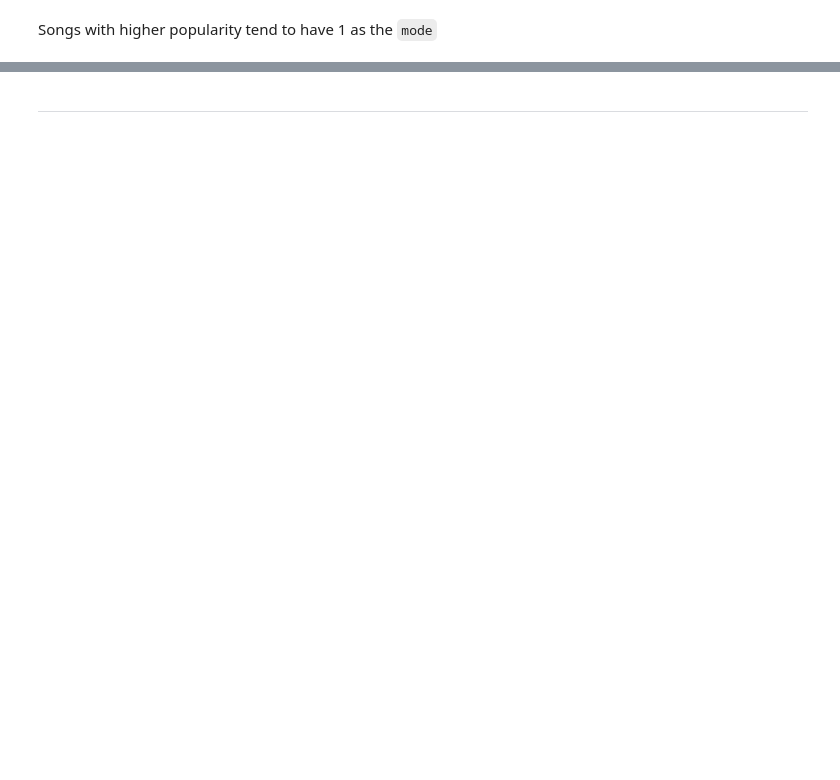
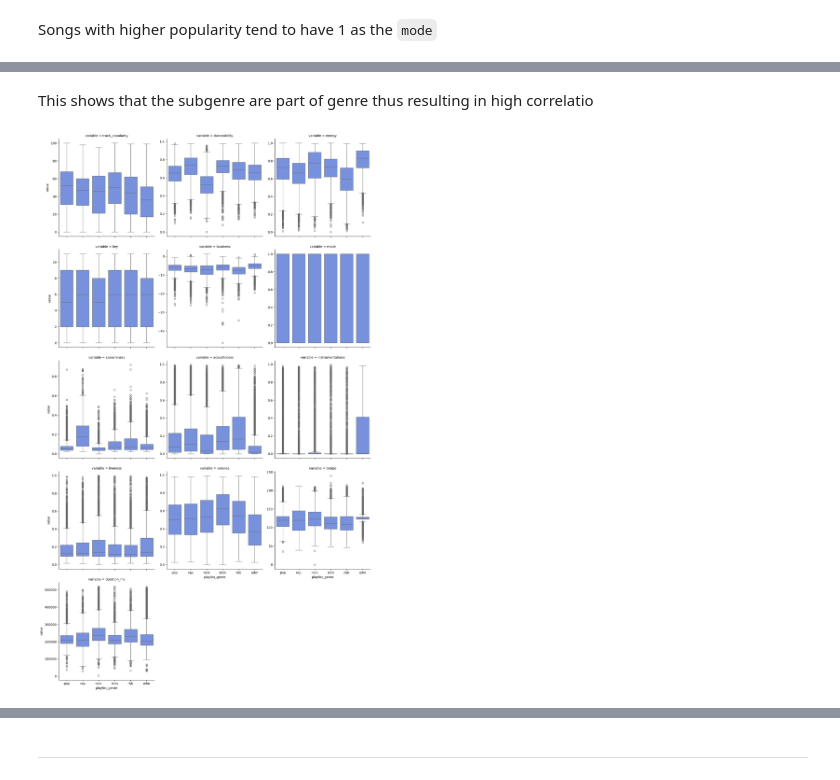
Before and after one commit to vas610/cmpinf-2100_introduction_data_centric_computing, a Jupyter notebook: week8/assignment/eda/Srinivasa_Raghavan_Vasanth_Madhavan_EDA.ipynb, the cells around one changed output, grey strips where cells are left out. Drawn from its saved outputs; the diff is of its cells as text; code cells hidden in the pictures; blank space fills up the shorter version.

```diff
--- a/week8/assignment/eda/Srinivasa_Raghavan_Vasanth_Madhavan_EDA.ipynb
+++ b/week8/assignment/eda/Srinivasa_Raghavan_Vasanth_Madhavan_EDA.ipynb
@@ -334,0 +420,2 @@ Songs with higher popularity tend to have 1 as the `mode`
+# %% [markdown]
+This shows that the subgenre are part of genre thus resulting in high correlatio
@@ -334,0 +428,8 @@ Songs with higher popularity tend to have 1 as the `mode`
+# %%
+sns.catplot(data = df_lf, x='playlist_genre', y='value', col='variable', col_wrap=3,
+            kind='box',
+            sharey=False)
+
+plt.show()
+# %% [output]
+[figure, added]
```
Also changed, not shown: parts of 47 cells of this notebook.
